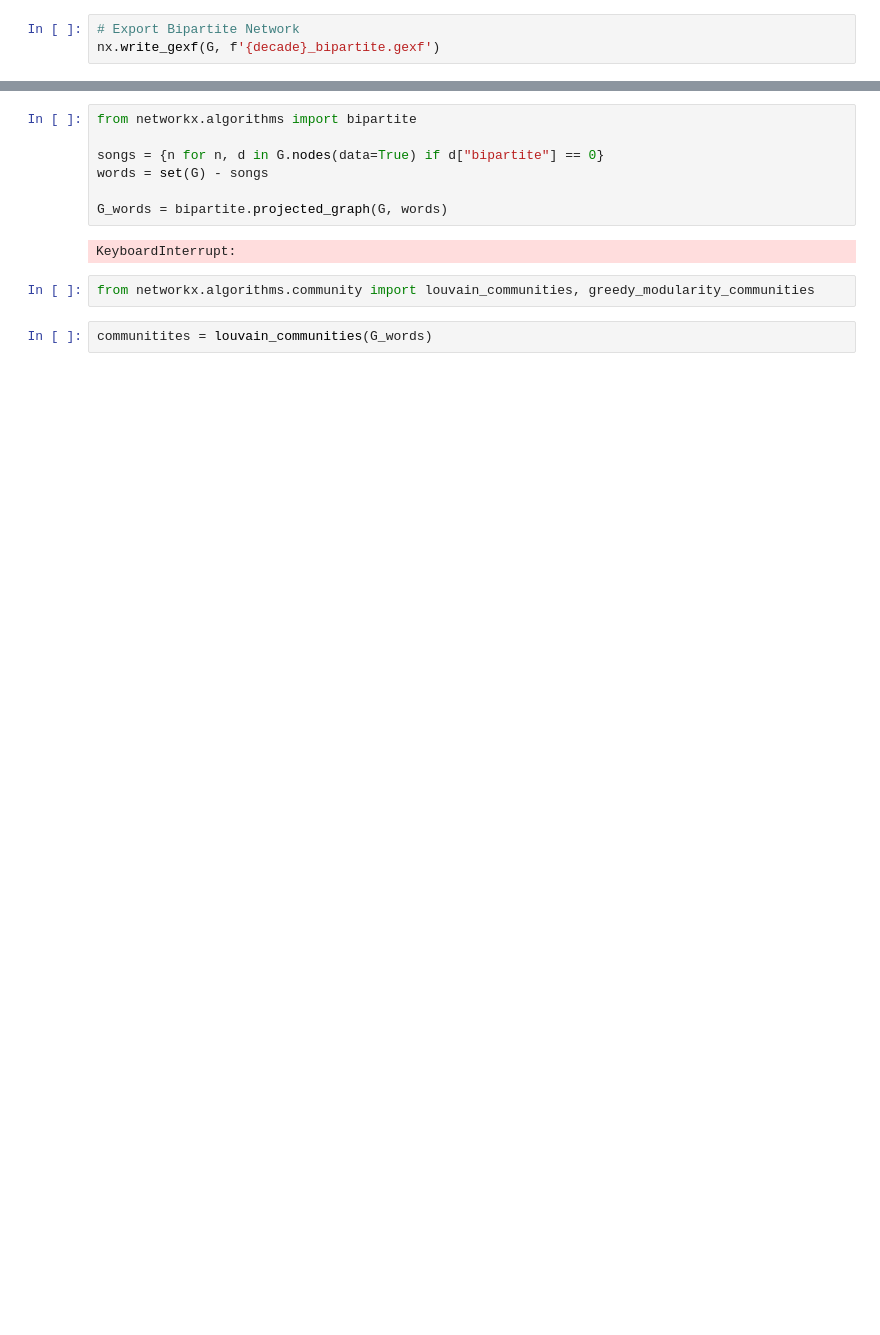
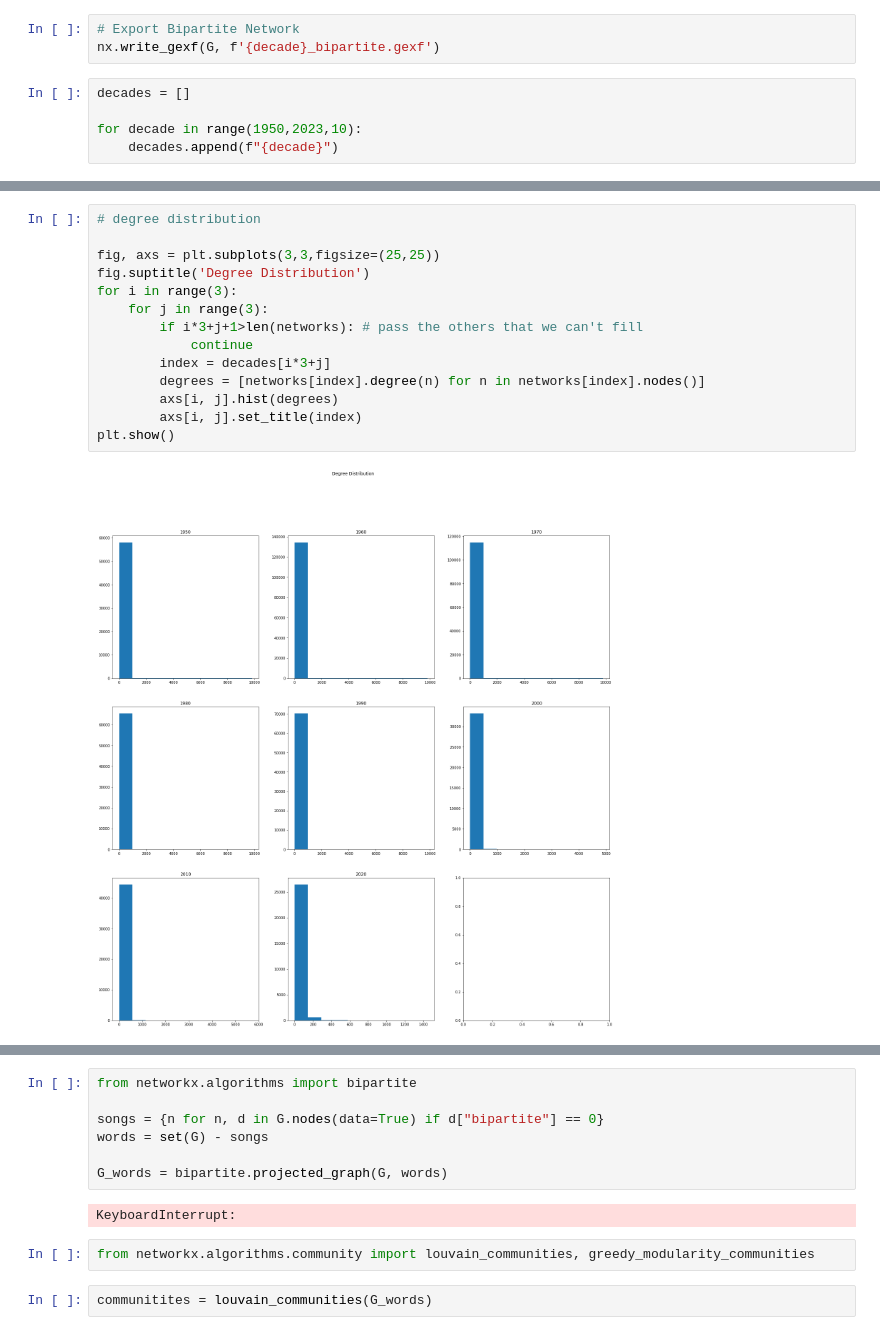
Before and after one commit to leon-marx/billnius, a Jupyter notebook: bipartite_network.ipynb, the cells around one changed output, grey strips where cells are left out. Drawn from its saved outputs; the diff is of its cells as text; blank space fills up the shorter version.

```diff
--- a/bipartite_network.ipynb
+++ b/bipartite_network.ipynb
@@ -51,3 +81,8 @@ G.add_edges_from(edges)
 # %%
 # Export Bipartite Network
 nx.write_gexf(G, f'{decade}_bipartite.gexf')
+# %%
+decades = []
+
+for decade in range(1950,2023,10):
+    decades.append(f"{decade}")
@@ -53,0 +106,16 @@ nx.write_gexf(G, f'{decade}_bipartite.gexf')
+# %%
+# degree distribution
+
+fig, axs = plt.subplots(3,3,figsize=(25,25))
+fig.suptitle('Degree Distribution')
+for i in range(3):
+    for j in range(3):
+        if i*3+j+1>len(networks): # pass the others that we can't fill
+            continue
+        index = decades[i*3+j]
+        degrees = [networks[index].degree(n) for n in networks[index].nodes()]
+        axs[i, j].hist(degrees)
+        axs[i, j].set_title(index)
+plt.show()
+# %% [output]
+[figure, added]
```
Also changed, not shown: parts of 10 cells of this notebook.
